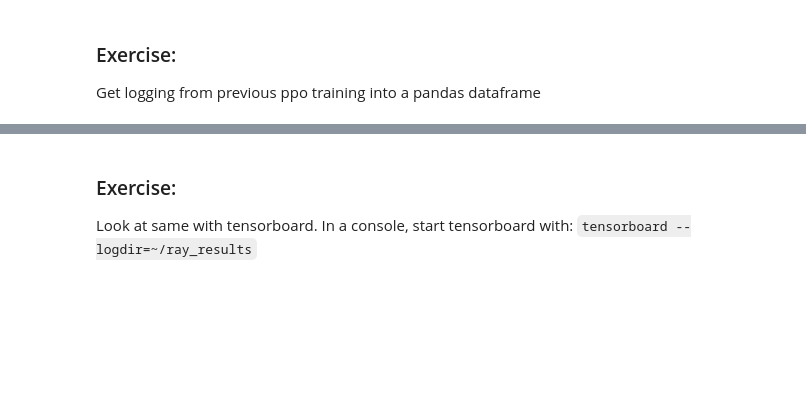
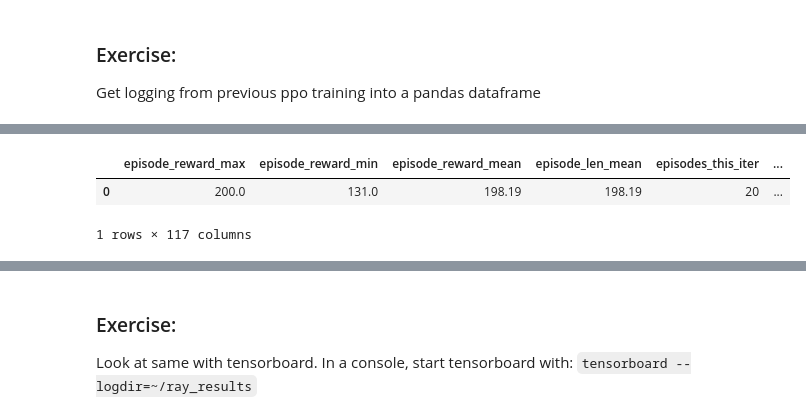
Before and after one commit to jhineman/ece590hineman, a Jupyter notebook: homework/3/RayWalkThrough.ipynb, the cells around one changed output, grey strips where cells are left out. Cells and saved outputs as stored; diff of their text form; code cells hidden in the pictures; blank space fills up the shorter version.

```diff
--- a/homework/3/RayWalkThrough.ipynb
+++ b/homework/3/RayWalkThrough.ipynb
@@ -249,7 +241,12 @@ Requirement already satisfied: six in /home/jhineman/.conda/envs/ray_ece/lib/pyt
 # %%
 from ray.tune import Analysis
 # change paths appropriately
-analysis = Analysis("/home/jhineman/ray_results/PPO_CartPole-v0_2020-02-19_06-16-28270n8w37")
+analysis = Analysis("/home/jhineman/ray_results/PPO_CartPole-v0_2020-02-19_09-19-40o2pgk3gz/")
 # %%
 df = analysis.dataframe() # last trial from checkpoint
+df
+# %% [output]
+|  | episode_reward_max | episode_reward_min | episode_reward_mean | episode_len_mean | episodes_this_iter | ... |
+| 0 | 200.0 | 131.0 | 198.19 | 198.19 | 20 | ... |
+1 rows × 117 columns
 # %%
```
Also changed, not shown: parts of 17 cells of this notebook, 2 other files.
